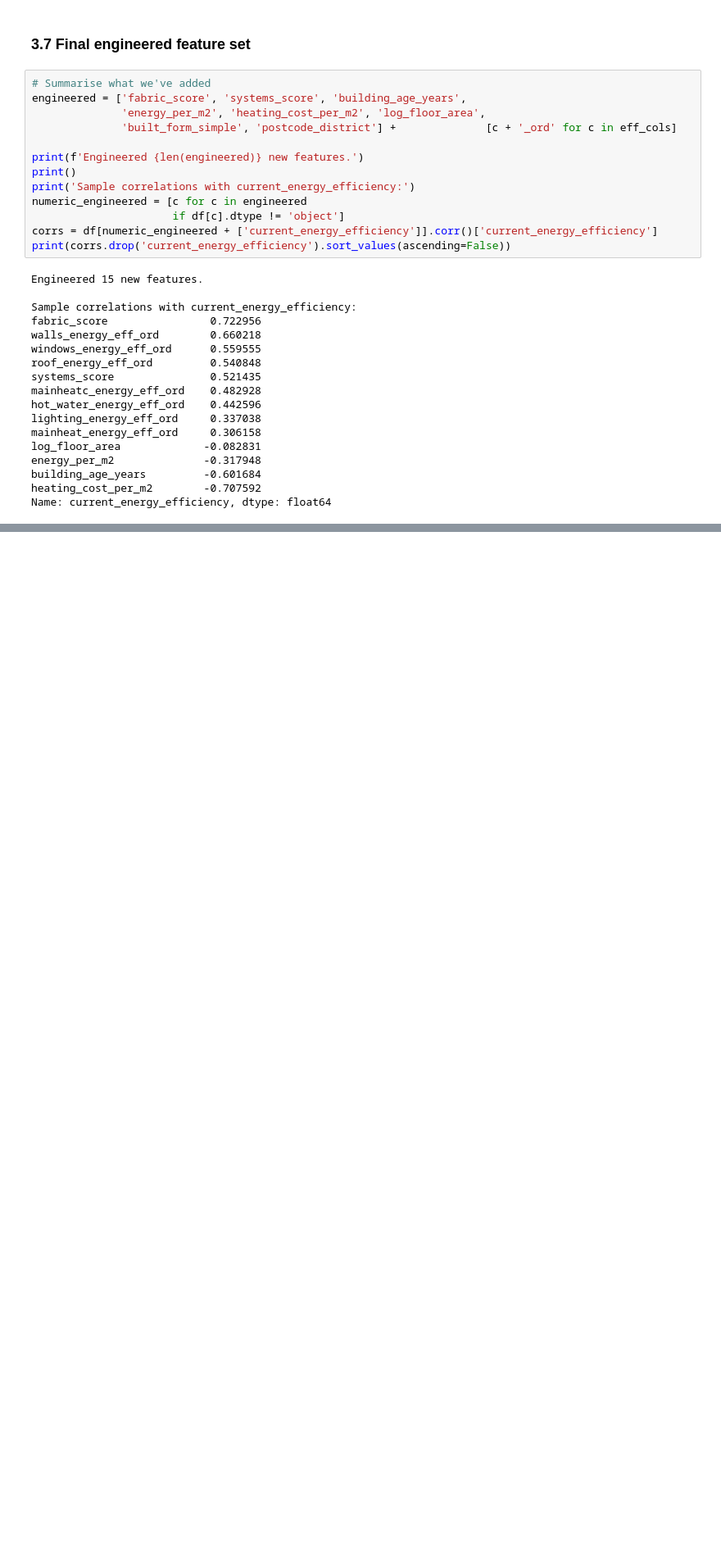
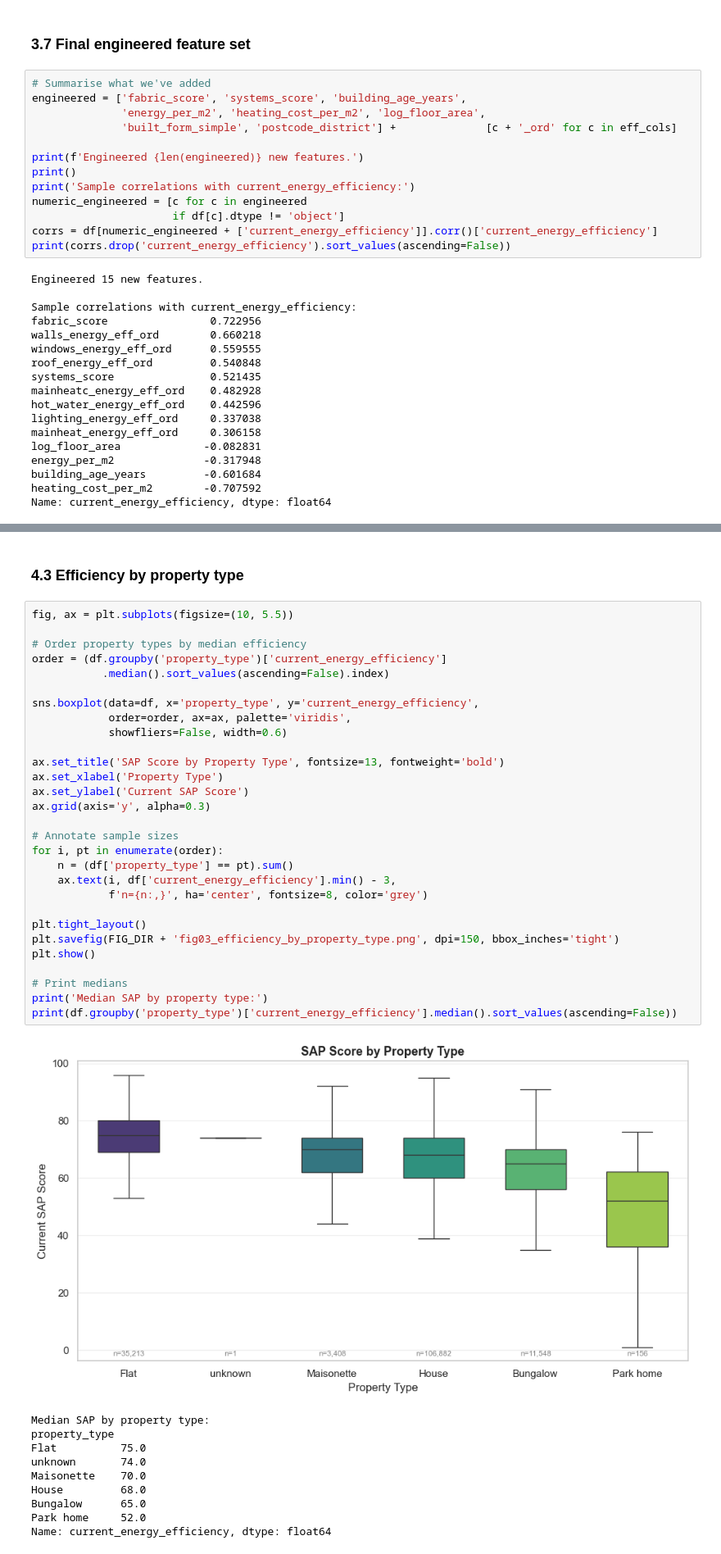
Before and after one commit to Lloydster118/COM6003-Data-Science-CW1, a Jupyter notebook: notebooks/bucks_epc_analysis.ipynb, the cells around one changed output, grey strips where cells are left out. Shown at 82% size. Saved outputs shown, nothing was run; the diff lists cells and outputs as text; blank space fills up the shorter version.

```diff
--- a/notebooks/bucks_epc_analysis.ipynb
+++ b/notebooks/bucks_epc_analysis.ipynb
@@ -612,0 +713,42 @@ Name: current_energy_efficiency, dtype: float64
+# %% [markdown]
+### 4.3 Efficiency by property type
+# %%
+fig, ax = plt.subplots(figsize=(10, 5.5))
+
+# Order property types by median efficiency
+order = (df.groupby('property_type')['current_energy_efficiency']
+           .median().sort_values(ascending=False).index)
+
+sns.boxplot(data=df, x='property_type', y='current_energy_efficiency',
+            order=order, ax=ax, palette='viridis',
+            showfliers=False, width=0.6)
+
+ax.set_title('SAP Score by Property Type', fontsize=13, fontweight='bold')
+ax.set_xlabel('Property Type')
+ax.set_ylabel('Current SAP Score')
+ax.grid(axis='y', alpha=0.3)
+
+# Annotate sample sizes
+for i, pt in enumerate(order):
+    n = (df['property_type'] == pt).sum()
+    ax.text(i, df['current_energy_efficiency'].min() - 3,
+            f'n={n:,}', ha='center', fontsize=8, color='grey')
+
+plt.tight_layout()
+plt.savefig(FIG_DIR + 'fig03_efficiency_by_property_type.png', dpi=150, bbox_inches='tight')
+plt.show()
+
+# Print medians
+print('Median SAP by property type:')
+print(df.groupby('property_type')['current_energy_efficiency'].median().sort_values(ascending=False))
+# %% [output]
+[figure, added]
+Median SAP by property type:
+property_type
+Flat          75.0
+unknown       74.0
+Maisonette    70.0
+House         68.0
+Bungalow      65.0
+Park home     52.0
+Name: current_energy_efficiency, dtype: float64
```
Also changed, not shown: parts of 17 cells of this notebook, 8 other files.
